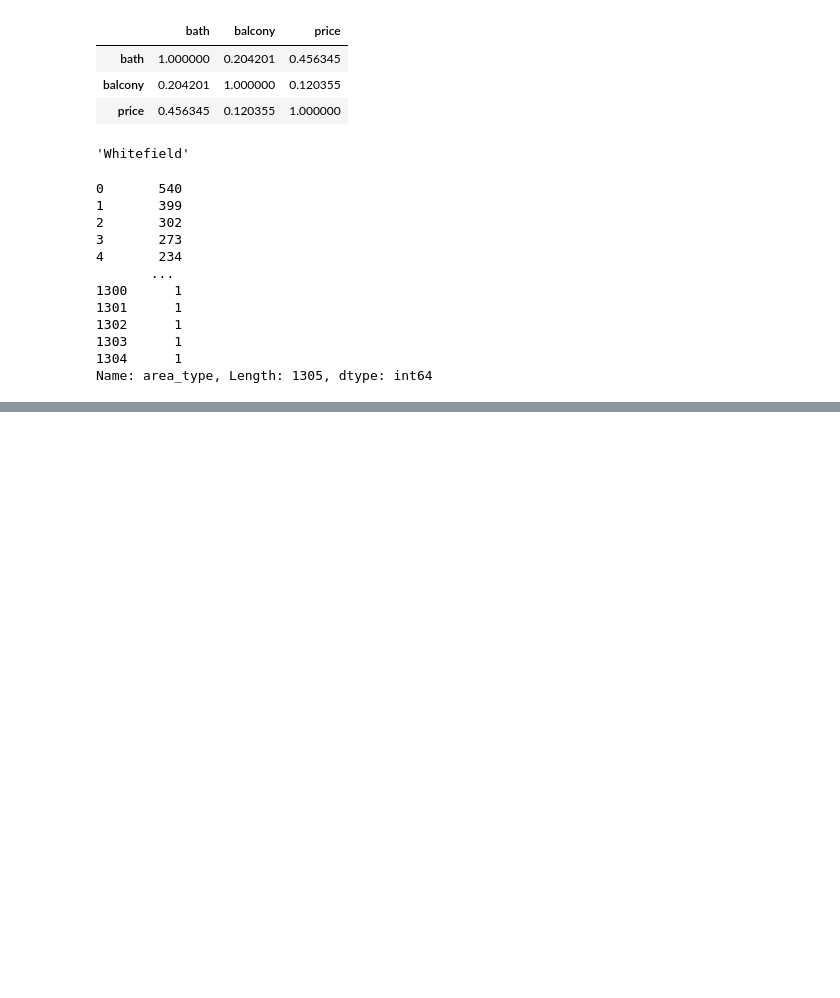
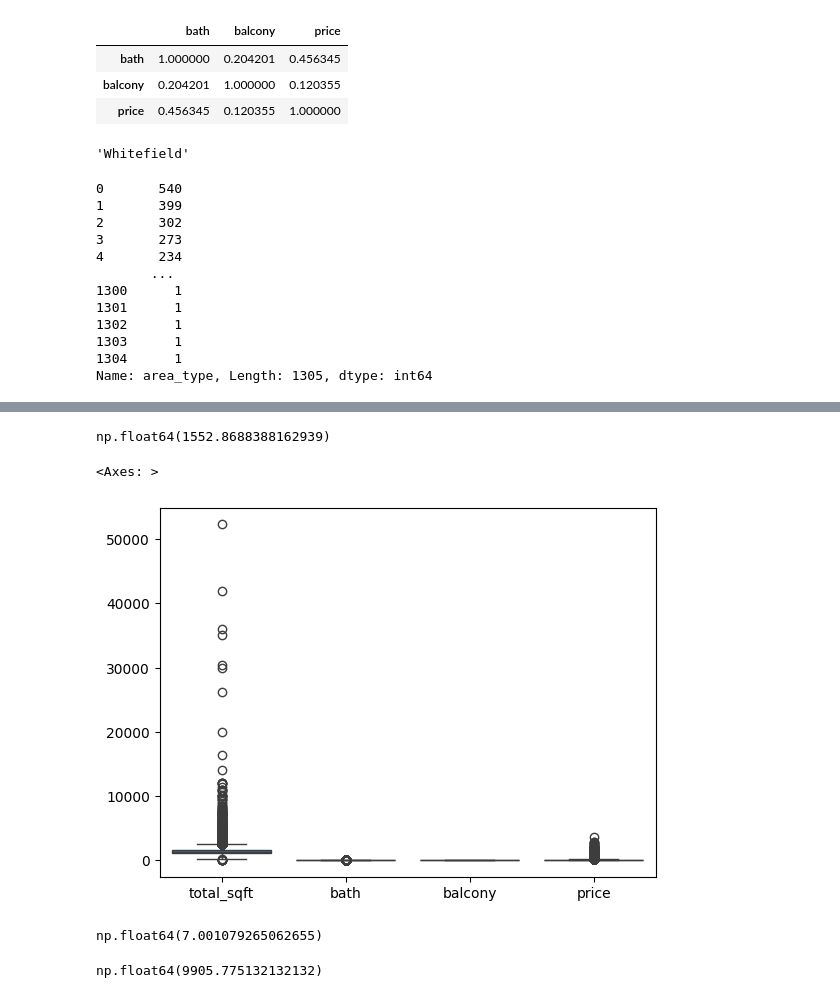
Before and after one commit to soumya-569/ML-Projects, a Jupyter notebook: Streamlit Apps/Bangalore Housing Price App/test.ipynb, the cells around one changed output, grey strips where cells are left out. Drawn from its saved outputs; the diff is of its cells as text; code cells hidden in the pictures; blank space fills up the shorter version.

```diff
--- a/Streamlit Apps/Bangalore Housing Price App/test.ipynb
+++ b/Streamlit Apps/Bangalore Housing Price App/test.ipynb
@@ -63,3 +63,5 @@ location_chart()
 1303      1
 1304      1
 Name: area_type, Length: 1305, dtype: int64
+# %%
+df['total_sqft'] = np.where((df['total_sqft'].str.isdigit())|(df['total_sqft'].str.isdecimal()),df['total_sqft'],0)
@@ -65,0 +80,15 @@ Name: area_type, Length: 1305, dtype: int64
+# %%
+df['total_sqft'] = df['total_sqft'].astype('float64')
+# %%
+avg_sqft = df['total_sqft'].mean()
+# %%
+df['total_sqft'] = np.where(df['total_sqft']==0,avg_sqft,df['total_sqft'])
+# %%
+df['total_sqft'].mean()
+# %% [output]
+np.float64(1552.8688388162939)
+# %%
+sns.boxplot(data=df)
+# %% [output]
+<Axes: >
+[figure, added]
@@ -65,0 +97,8 @@ Name: area_type, Length: 1305, dtype: int64
+# %%
+df['price_per_sqft'].mean()*88
+# %% [output]
+np.float64(7.001079265062655)
+# %%
+df['price'].mean()*88
+# %% [output]
+np.float64(9905.775132132132)
```
Also changed, not shown: parts of 3 cells of this notebook, 5 other files.
